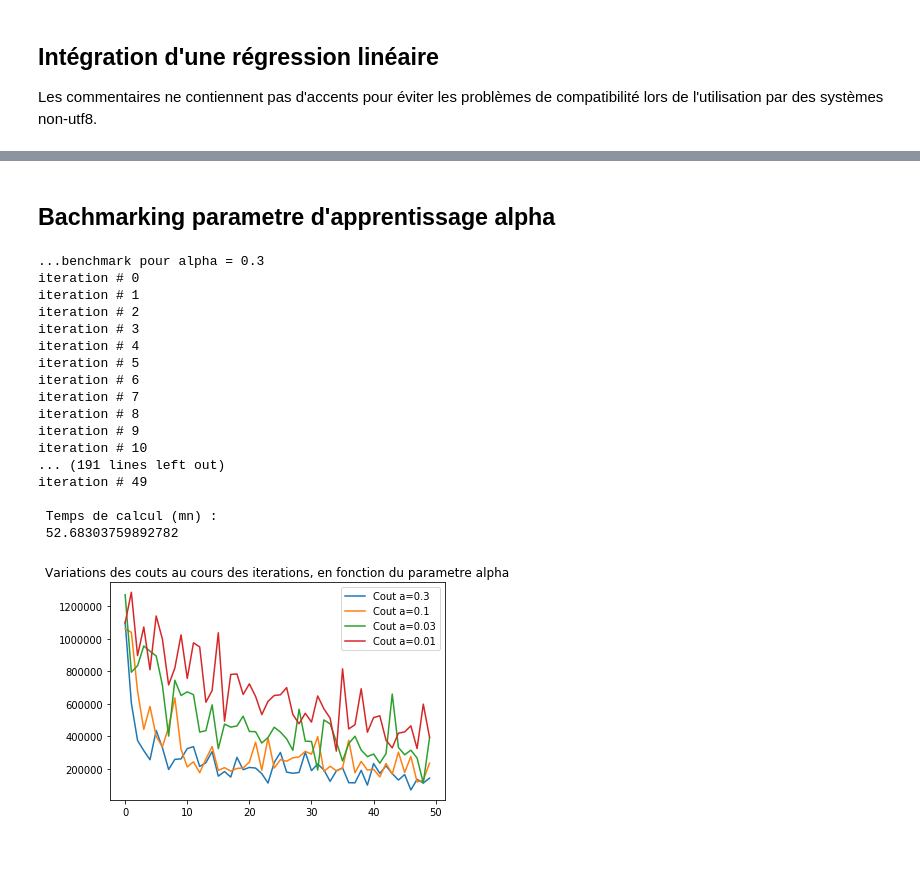
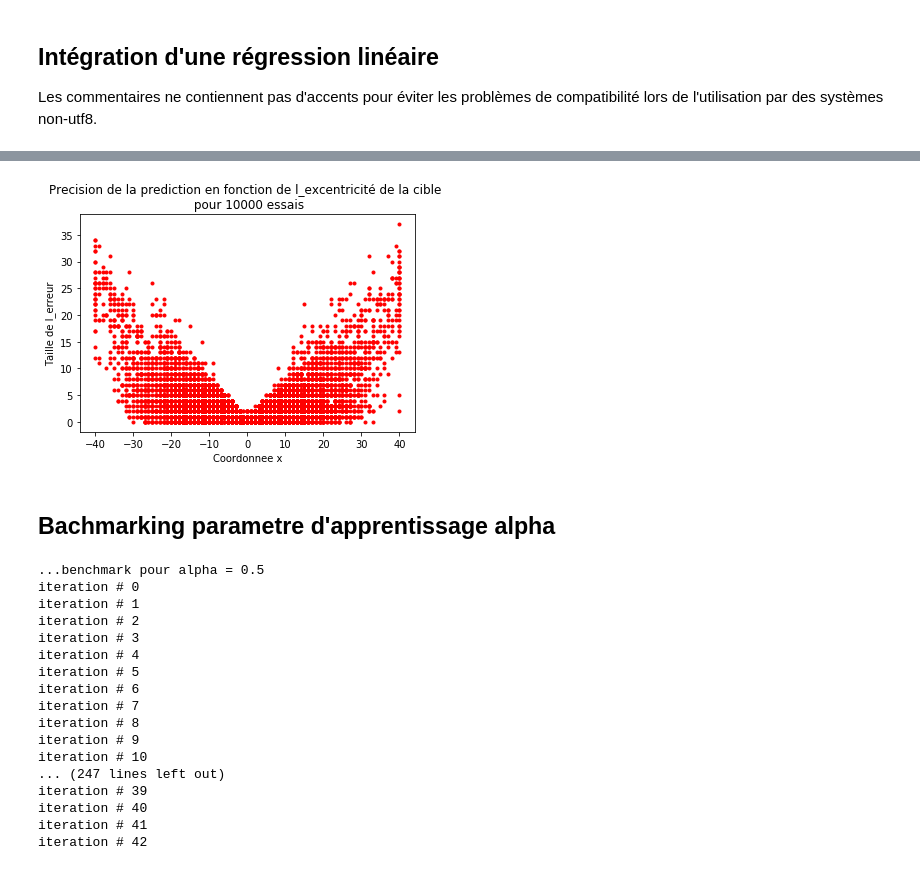
Before and after one commit to pierrealbiges/ActiveVision, a Jupyter notebook: Notebooks/Waveimage-tensorflow-pow3-encoding_P3ver.ipynb, the cells around one changed output, grey strips where cells are left out. Drawn from its saved outputs; the diff is of its cells as text; code cells hidden in the pictures.

```diff
--- a/Notebooks/Waveimage-tensorflow-pow3-encoding_P3ver.ipynb
+++ b/Notebooks/Waveimage-tensorflow-pow3-encoding_P3ver.ipynb
@@ -499,9 +500,45 @@ theta_y0 initial =
+# %%
+### Phase de test
+test_size = 100 # taille de l'echantillon de test
+test_batch = mnist.test.next_batch(test_size)
+graph1 = []
+
+for x in test_batch[0]:
+    i_offset, j_offset = minmax(int(np.random.randn() * 15), 40), minmax(int(np.random.randn() * 15), 40)
+    v, w = generate_vector_data_with_offset_from_x(x, i_offset, j_offset)
+
+    i_hat = int(np.dot(v, values[0])) # i_hat correspond au y0 predit par le modele
+    j_hat = int(np.dot(v, values[1])) # j_hat correspond au y1 predit par le modele
+
+    pred_error_y0 = (i_offset - i_hat)
+    pred_error_y1 = (j_offset - j_hat)
+
+    graph1 += [(i_offset, pred_error_y0)]
+
+### Graphiques
+
+## Taille de l'erreur en fonction de la distance de l'objet par rapport au centre
+
+def getKey(item):
+    return item[0]
+
+sorted_graph1 = sorted(graph1, key=getKey)
+
+for w in range(test_size):
+    plt.plot(sorted_graph1[w][0], abs(sorted_graph1[w][1]), 'r.')
+
+plt.xlabel('Coordonnee x') ; plt.ylabel('Taille de l_erreur')
+plt.title('Precision de la prediction en fonction de l_excentricité de la cible \n pour 10000 essais')
+plt.savefig('precision_prediction_100', format='pdf')
+plt.show()
+# %% [output]
+[figure, added]
 # %% [markdown]
 ## Bachmarking parametre d'apprentissage alpha
 # %%
-train_duration = 50          # nombre d'iterations que durera l'apprentissage
+train_duration = 70          # nombre d'iterations que durera l'apprentissage
 values = (0,0)               # initialisation des theta pour la premiere iteration
-alphas = [0.3,0.1,0.03,0.01] # parametres d'apprentissages a tester. J'ai retiré a=1 qui entrainait un surapprentissage
+alphas = [0.5,0.3,0.1,0.03] # parametres d'apprentissages a tester. J'ai retire a=1 qui entrainait un surapprentissage
 d={}                         # dictionnaire utilise plus loin
 
 # Creer une variable pour chaque alpha, en utilisant le dictionnaire
@@ -518,22 +555,26 @@ for ref in alphas:
     for num_iteration in range(train_duration):
         print('iteration #', num_iteration)
 
-        theta_updated = linear_regression_train(batch_size=100, alpha=ref, theta=values, iteration=num_iteration)
+        theta_updated = linear_regression_train(batch_size=500, alpha=ref, theta=values, iteration=num_iteration)
         values = (theta_updated[0], theta_updated[1])
         d["cout_{0}".format(ref)][num_iteration] = (theta_updated[2])
 
-time_end = time.time() - time_start ; print('\n Temps de calcul (mn) : \n', time_end/60)
+    time_temp = time.time() - time_start ; print('\n Temps de calcul temporaire (mn) :', time_temp/60)
+
+time_end = time.time() - time_start ; print('\n Temps de calcul total (mn) :', time_end/60)
 
 # Affichage graphique
+plt.plot(range(train_duration),d['cout_0.5'])
 plt.plot(range(train_duration),d['cout_0.3'])
 plt.plot(range(train_duration),d['cout_0.1'])
 plt.plot(range(train_duration),d['cout_0.03'])
-plt.plot(range(train_duration),d['cout_0.01'])
-plt.legend(['a=0.3','a=0.1','a=0.03','a=0.01'], loc='upper right')
+plt.legend(['a=0.5','a=0.3','a=0.1','a=0.03'], loc='upper right')
 plt.title('Variations des couts au cours des iterations, en fonction du parametre alpha')
+plt.xlabel('# iterations') ; plt.ylabel('Cout')
+plt.savefig('Benchmarking_para_alpha_2', format='pdf')
 plt.show()
 # %% [output]
-...benchmark pour alpha = 0.3
+...benchmark pour alpha = 0.5
 iteration # 0
 iteration # 1
 iteration # 2
@@ -545,9 +586,8 @@ iteration # 7
 iteration # 8
 iteration # 9
 iteration # 10
-... (191 lines left out)
-iteration # 49
-
- Temps de calcul (mn) :
- 52.68303759892782
+... (247 lines left out)
+iteration # 39
+iteration # 40
+iteration # 41
+iteration # 42
-[figure, removed]
```
Also changed, not shown: parts of 2 cells of this notebook.
